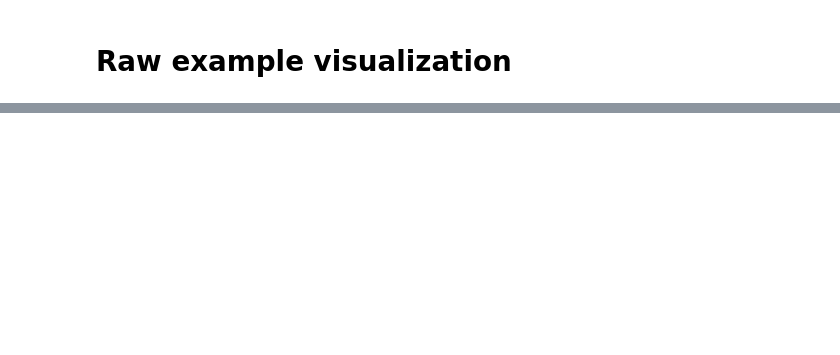
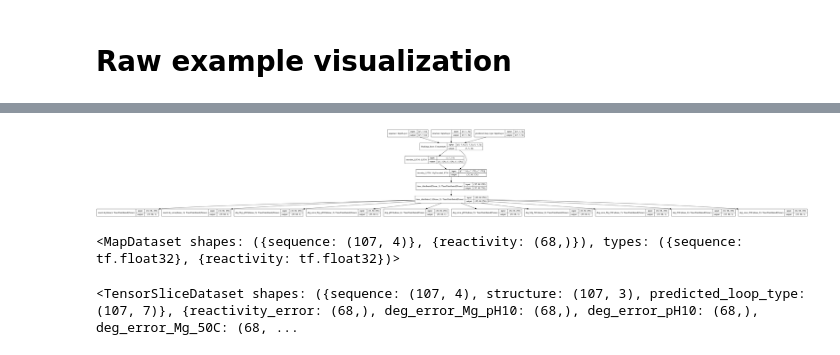
Before and after one commit to JanKapala/OpenVaccine-COVID-19-mRNA-Vaccine-Degradation-Prediction, a Jupyter notebook: Covid.ipynb, the cells around one changed output, grey strips where cells are left out. Drawn from its saved outputs; the diff is of its cells as text; code cells hidden in the pictures; blank space fills up the shorter version.

Commit message:
Add Structured dataset pipeline and base model

```diff
--- a/Covid.ipynb
+++ b/Covid.ipynb
@@ -281,0 +336,13 @@ next(iter(dataset))
+# %%
+class MyDecoderLSTM(LSTM):
+    def __init__(self, units, output_sequence_length, **kwargs):
+        self.output_sequence_length = output_sequence_length
+        super().__init__(units, **kwargs)
+
+    def call(self, inputs, **kwargs):
+        # print(type(inputs))
+        # BATCH_SIZE = inputs[0].shape[0]
+        # print(f"BATCH_SIZE: {BATCH_SIZE}")
+        BATCH_SIZE = 32
+        inputs = tf.zeros((BATCH_SIZE, self.output_sequence_length, 14))
+        return super().call(inputs, **kwargs)
@@ -281,0 +430,10 @@ next(iter(dataset))
+# %%
+model.compile(loss={'reactivity': 'mse',
+                    'deg_Mg_pH10': 'mse',
+                    'deg_Mg_50C': 'mse'
+                    },
+              optimizer='adam')
+# %%
+tf.keras.utils.plot_model(model, show_shapes=True)
+# %% [output]
+[figure, added]
@@ -281,0 +458,8 @@ next(iter(dataset))
+# %%
+exp_ds
+# %% [output]
+<MapDataset shapes: ({sequence: (107, 4)}, {reactivity: (68,)}), types: ({sequence: tf.float32}, {reactivity: tf.float32})>
+# %%
+train_valid_ds
+# %% [output]
+<TensorSliceDataset shapes: ({sequence: (107, 4), structure: (107, 3), predicted_loop_type: (107, 7)}, {reactivity_error: (68,), deg_error_Mg_pH10: (68,), deg_error_pH10: (68,), deg_error_Mg_50C: (68, ...
```
Also changed, not shown: parts of 46 cells of this notebook, 2 other files.
